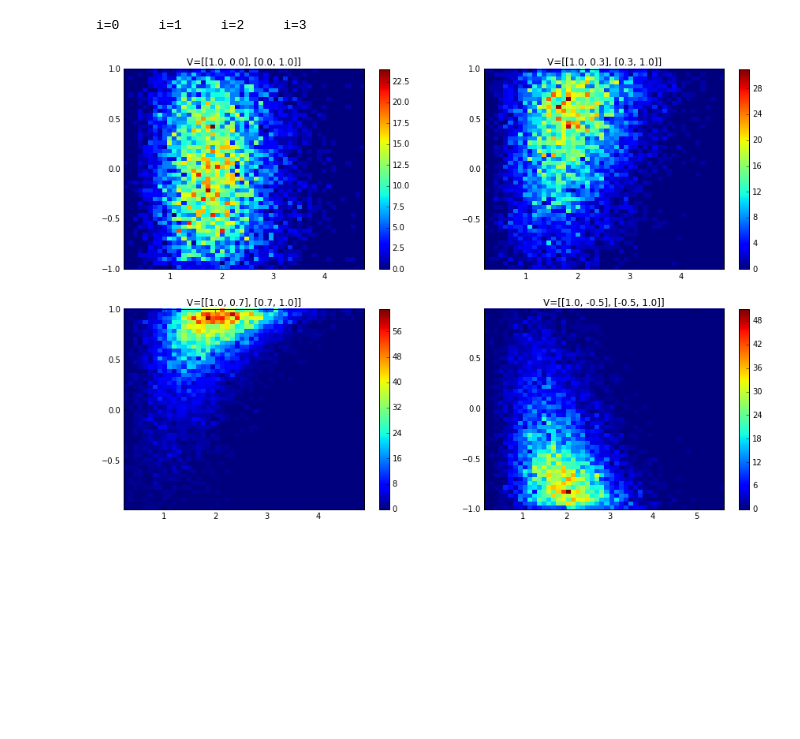
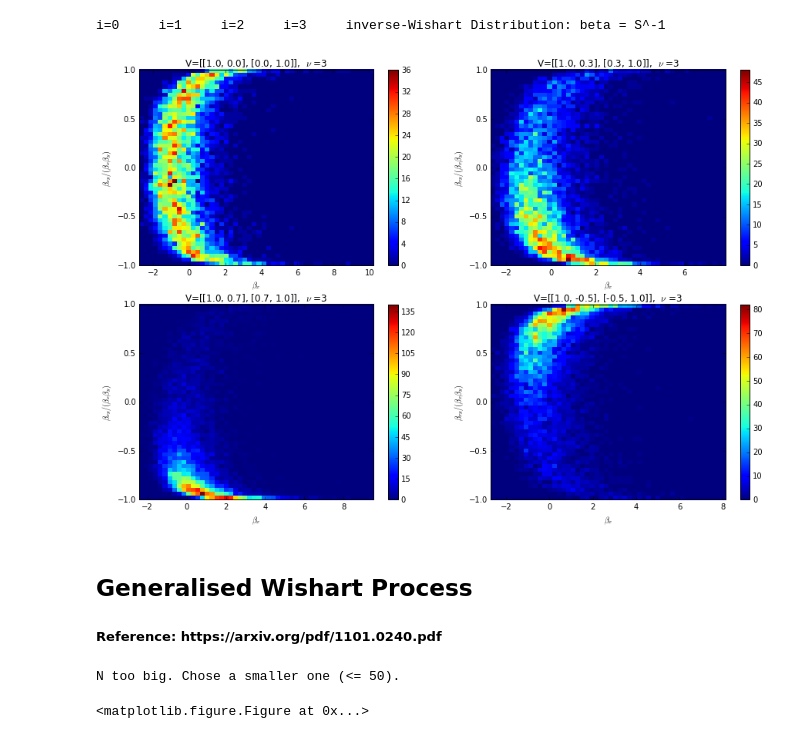
Before and after one commit to zhouhy2333/wishartProcess, a Jupyter notebook: wishartProcessFirst.ipynb, the cells around one changed output. Saved outputs shown, nothing was run; the diff lists cells and outputs as text; code cells hidden in the pictures; blank space fills up the shorter version.

```diff
--- a/wishartProcessFirst.ipynb
+++ b/wishartProcessFirst.ipynb
@@ -17,10 +19,10 @@ def V3():
 
 
 def W(V, nu):
-    rand_u = lambda V: np.random.multivariate_normal(np.zeros(len(V)), V).reshape(-1,1)
-    U = [rand_u(V) for _ in range(nu)]
+    rand_u = lambda V: np.random.multivariate_normal(np.zeros(len(V)), V)
+    U = np.array([rand_u(V) for _ in range(nu)])
 
-    S = sum( [u*u.T for u in U] )
+    S = U.T.dot(U)
     return S
 
 def sig_x_roh(V, nu, it=10000):
@@ -29,26 +31,34 @@ def sig_x_roh(V, nu, it=10000):
 
     for i in range(it):
         S = W(V, nu)
+        S = np.linalg.inv(S)
         roh.append( S[1,0]/np.sqrt(S[0,0]*S[1,1]) )
-        sig_x.append( np.sqrt(S[0,0]) )
+        sig_x.append( np.log(S[0,0]) )
 
     return sig_x, roh
 # %%
 fig = plt.figure(figsize=(15,10))
 
 Vs = [V2(1., a) for a in [0., .3, .7, -.5]]
-nu = 4
+nu = 3
 
 for i in range(4):
     print("i={}".format(i), end="\t")
     V = Vs[i]
-    sig_x, roh = sig_x_roh(V, nu)
+    sig_x, roh = sig_x_roh(V, nu, it=10000)
 
     ax = fig.add_subplot(2,2,i+1)
     _ = plt.hist2d(sig_x, roh, (50,50))
-    ax.set_title("V={}".format(V))
+    ax.set_title("V={},  $\\nu$ ={}".format(V, nu))
+    ax.set_xlabel("$\\beta_x$")
+    ax.set_ylabel("$\\beta_{xy}/(\\beta_x \\beta_y)$")
     plt.colorbar()
+
+print("inverse-Wishart Distribution: beta = S^-1")
 plt.show()
 # %% [output]
-i=0     i=1     i=2     i=3
+i=0     i=1     i=2     i=3     inverse-Wishart Distribution: beta = S^-1
-[figure, old version]
+[figure, new version]
+# %% [markdown]
+<h2>Generalised Wishart Process</h2>
+<h5>Reference: https://arxiv.org/pdf/1101.0240.pdf</h5>
@@ -54,0 +92,33 @@ i=0     i=1     i=2     i=3
+# %%
+X_grid, Y_grid = np.mgrid[-4:4:.1, -4:4:.1]
+XY = np.zeros(X_grid.shape + (2,))
+XY[:,:,0] = X_grid
+XY[:,:,1] = Y_grid
+
+plt.figure(figsize=(20,10))
+
+plots_per_row = 10
+
+gspec = gridspec.GridSpec(int(np.ceil(float(N)/plots_per_row)), plots_per_row)
+gspec.update(wspace=0.01, hspace=0.01)
+
+px, py = 0, 0
+for i in range(N):
+    if N > 50:
+        print("N too big. Chose a smaller one (<= 50).")
+        break
+    ax = plt.subplot(gspec[py, px])
+
+    if px != 0: ax.axes.get_yaxis().set_visible(False)
+    px += 1
+    if px == plots_per_row:
+        px = 0
+        py += 1
+
+    normal2d = multivariate_normal(mean=np.zeros(2), cov=Kt[i])
+    plt.contour(X_grid,Y_grid, normal2d.pdf(XY), [0.005, 0.01, 0.03, 0.06])
+
+plt.show()
+# %% [output]
+N too big. Chose a smaller one (<= 50).
+<matplotlib.figure.Figure at 0x...>
```
Also changed, not shown: parts of 6 cells of this notebook.
